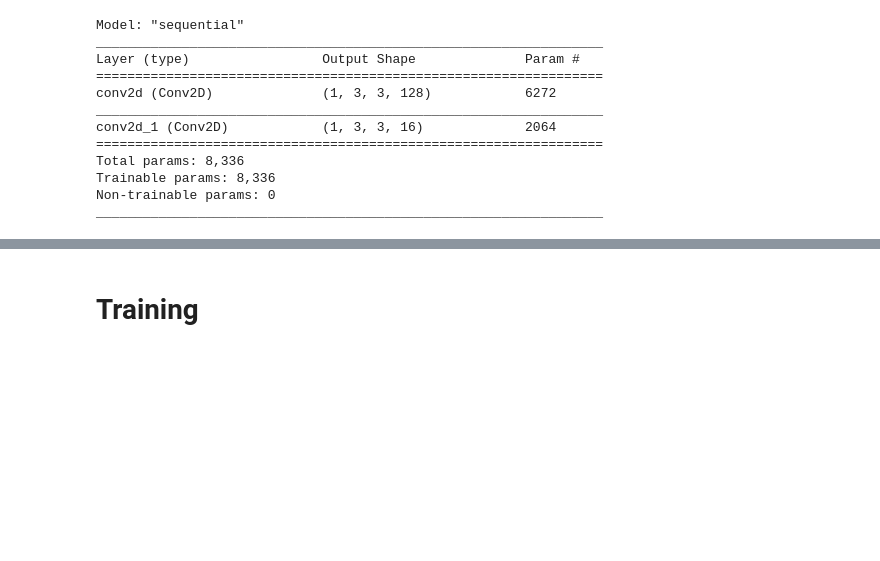
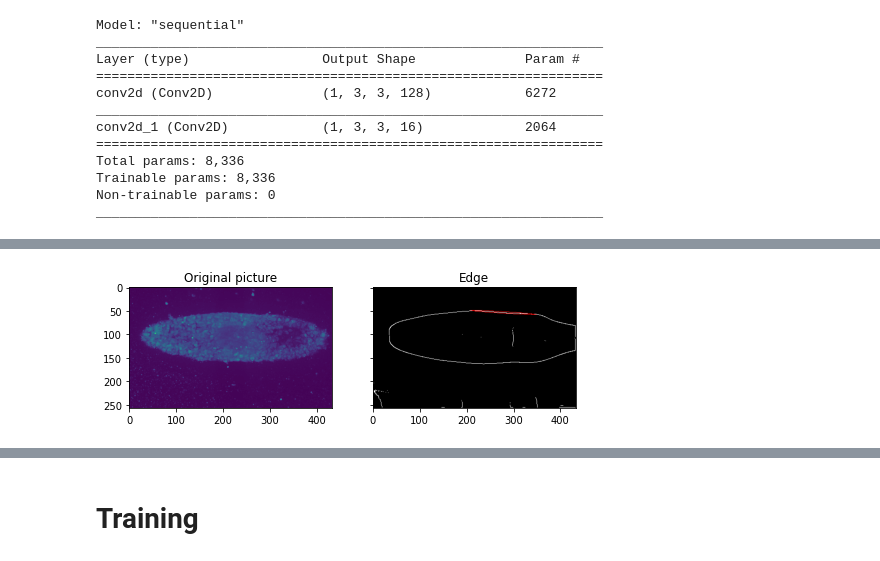
Before and after one commit to Schumacher-group/post--growing-ca, a Jupyter notebook: Growing_Neural_Cellular_Automata_2_0.ipynb, the cells around one changed output, grey strips where cells are left out. Cells and saved outputs as stored; diff of their text form; code cells hidden in the pictures; blank space fills up the shorter version.

```diff
--- a/Growing_Neural_Cellular_Automata_2_0.ipynb
+++ b/Growing_Neural_Cellular_Automata_2_0.ipynb
@@ -350,0 +526,52 @@ _________________________________________________________________
+# %%
+#@title Compute and visualize complex hull (I)
+
+from skimage import data, color, img_as_ubyte
+from skimage.feature import canny
+from skimage.transform import hough_ellipse
+from skimage.draw import ellipse_perimeter
+
+# example code from https://scikit-image.org/docs/dev/auto_examples/edges/plot_circular_elliptical_hough_transform.html#sphx-glr-auto-examples-edges-plot-circular-elliptical-hough-transform-py
+# example image: image_coffee = data.coffee()[0:220, 160:420]
+
+
+# calculate edges
+def calculate_edges(image_array, sigma_p = 6):
+  edges = canny(image_array, sigma=sigma_p)
+  return edges
+
+def calculate_hull(edges):
+# calculate complex hull
+  result = hough_ellipse(edges)
+  result.sort(order='accumulator')
+
+  best = list(result[-1])
+  yc, xc, a, b = [int(round(x)) for x in best[1:5]]
+  orientation = best[5]
+
+# Draw the ellipse on the original image
+  cy, cx = ellipse_perimeter(yc, xc, a, b, orientation)
+
+  edges = color.gray2rgb(img_as_ubyte(edges))
+  edges[cy, cx] = (250, 0, 0)
+  return edges
+
+
+input_array = np.squeeze(image_final_GSC, axis = 0)
+
+edges = calculate_edges(input_array, sigma_p = 25)
+edges_plot = calculate_hull(edges)
+
+# plot original image and edges
+fig2, (ax1, ax2) = pl.subplots(ncols=2, nrows=1, figsize=(8, 4),
+                                sharex=True, sharey=True)
+
+ax1.set_title('Original picture')
+ax1.imshow(image_final_GSC[0])
+
+ax2.set_title('Edge')
+ax2.imshow(edges_plot)
+
+pl.show()
+# %% [output]
+[figure, added]
```
Also changed, not shown: parts of 29 cells of this notebook.
